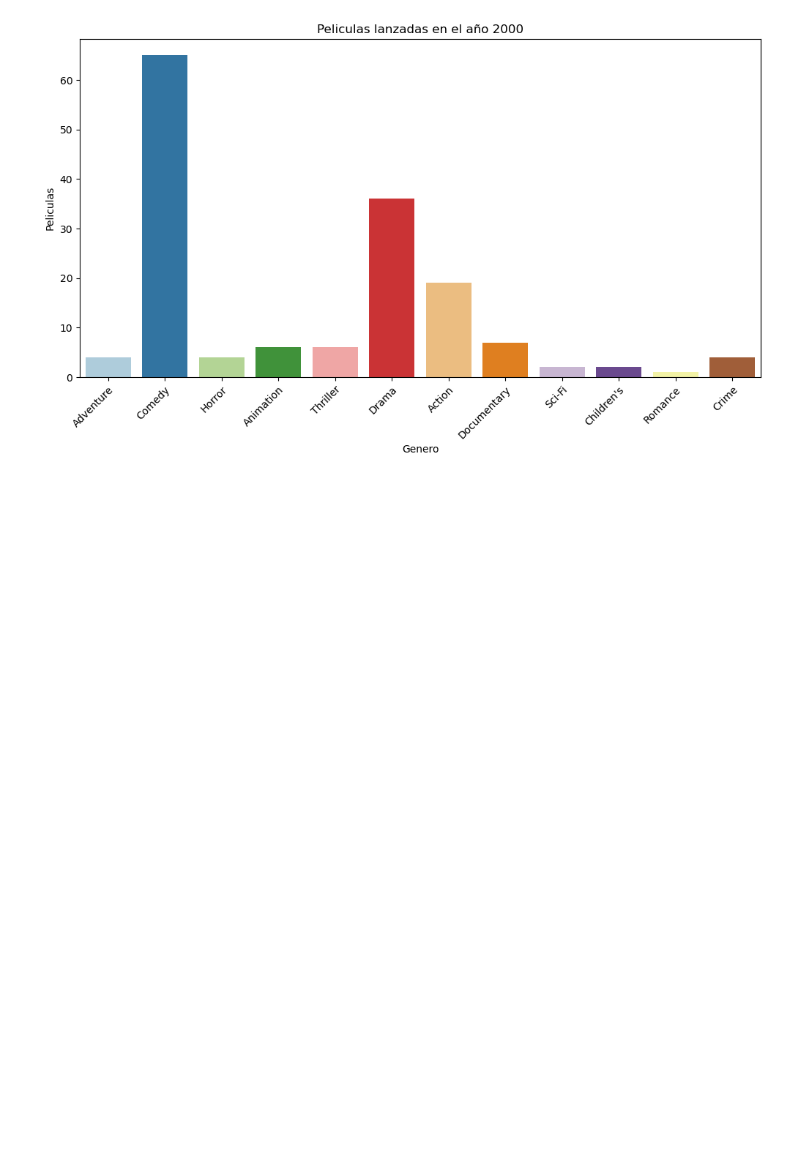
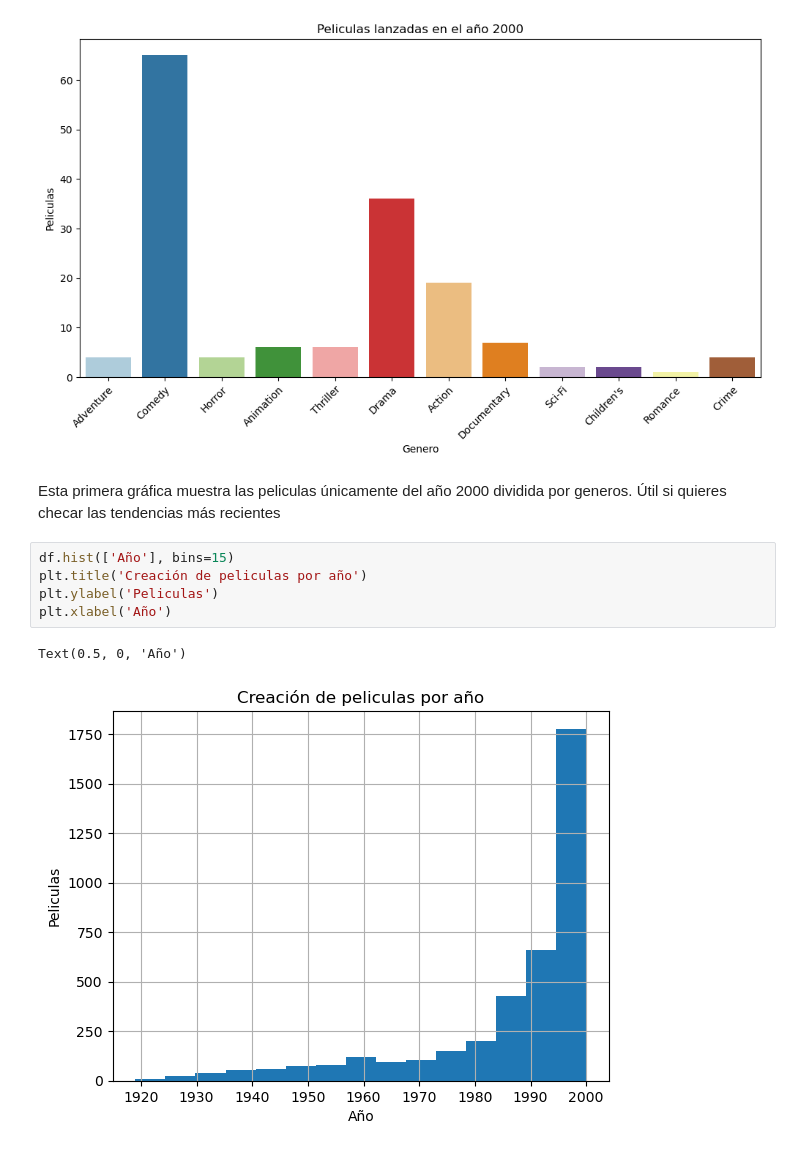
Before and after one commit to LeonBali3110/Sprint_4, a Jupyter notebook: M04 T02.ipynb, the cells around one changed output. Drawn from its saved outputs; the diff is of its cells as text; blank space fills up the shorter version.

```diff
--- a/M04 T02.ipynb
+++ b/M04 T02.ipynb
@@ -99,3 +101,13 @@ plt.xticks(rotation=45, ha='right', rotation_mode='anchor')
 plt.show()
 # %% [output]
 [figure]
+# %% [markdown]
+Esta primera gráfica muestra las peliculas únicamente del año 2000 dividida por generos. Útil si quieres checar las tendencias más recientes
+# %%
+df.hist(['Año'], bins=15)
+plt.title('Creación de peliculas por año')
+plt.ylabel('Peliculas')
+plt.xlabel('Año')
+# %% [output]
+Text(0.5, 0, 'Año')
+[figure, added]
```
Also changed, not shown: parts of 11 cells of this notebook.
